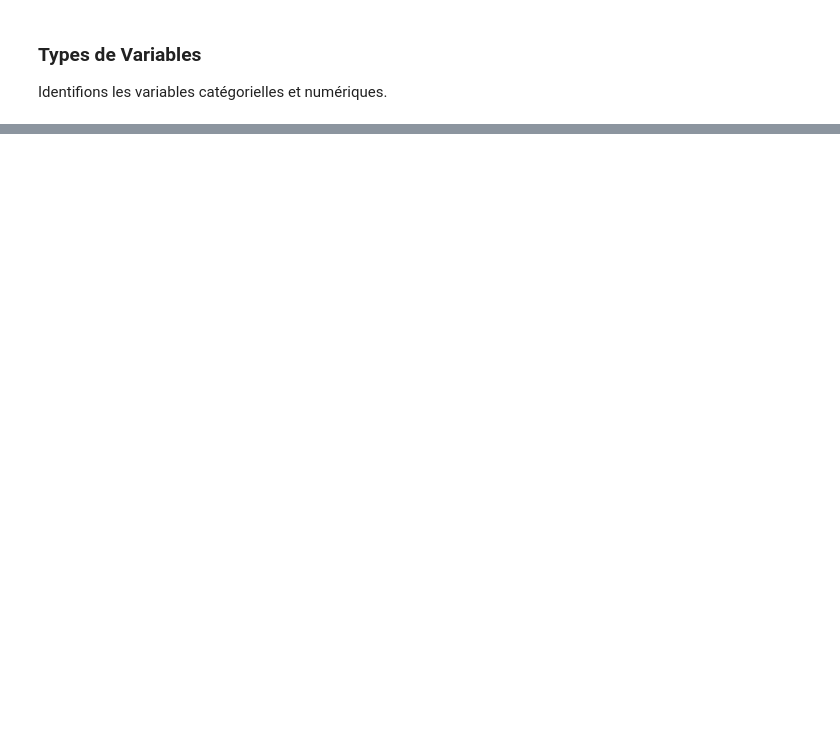
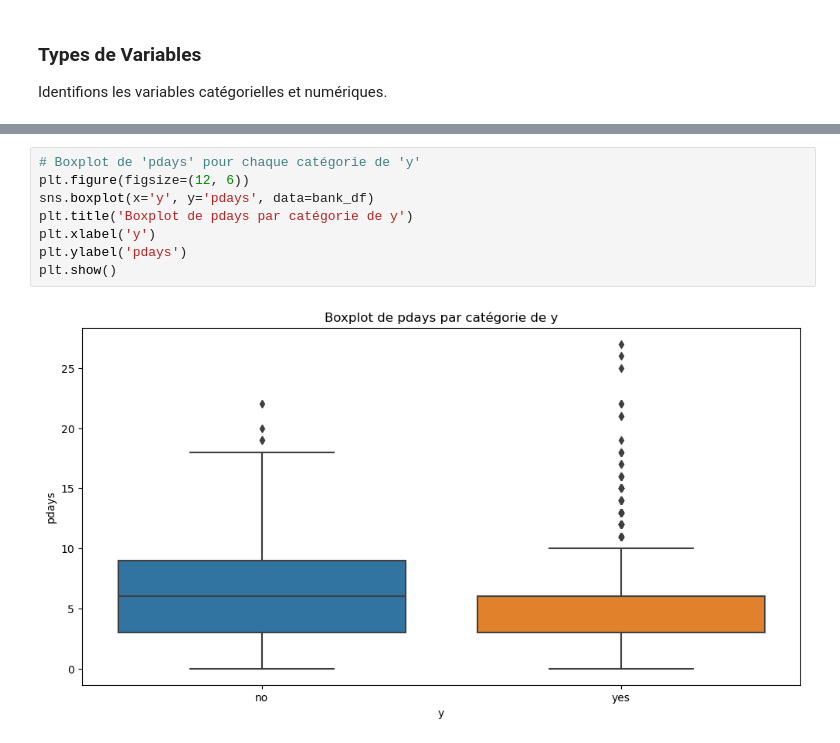
Before and after one commit to salif95/Bank_Marketing, a Jupyter notebook: bank_marketing.ipynb, the cells around one changed output, grey strips where cells are left out. Drawn from its saved outputs; the diff is of its cells as text; blank space fills up the shorter version.

```diff
--- a/bank_marketing.ipynb
+++ b/bank_marketing.ipynb
@@ -301,0 +563,10 @@ memory usage: 6.6+ MB
+# %%
+# Boxplot de 'pdays' pour chaque catégorie de 'y'
+plt.figure(figsize=(12, 6))
+sns.boxplot(x='y', y='pdays', data=bank_df)
+plt.title('Boxplot de pdays par catégorie de y')
+plt.xlabel('y')
+plt.ylabel('pdays')
+plt.show()
+# %% [output]
+[figure, added]
```
Also changed, not shown: parts of 40 cells of this notebook.
